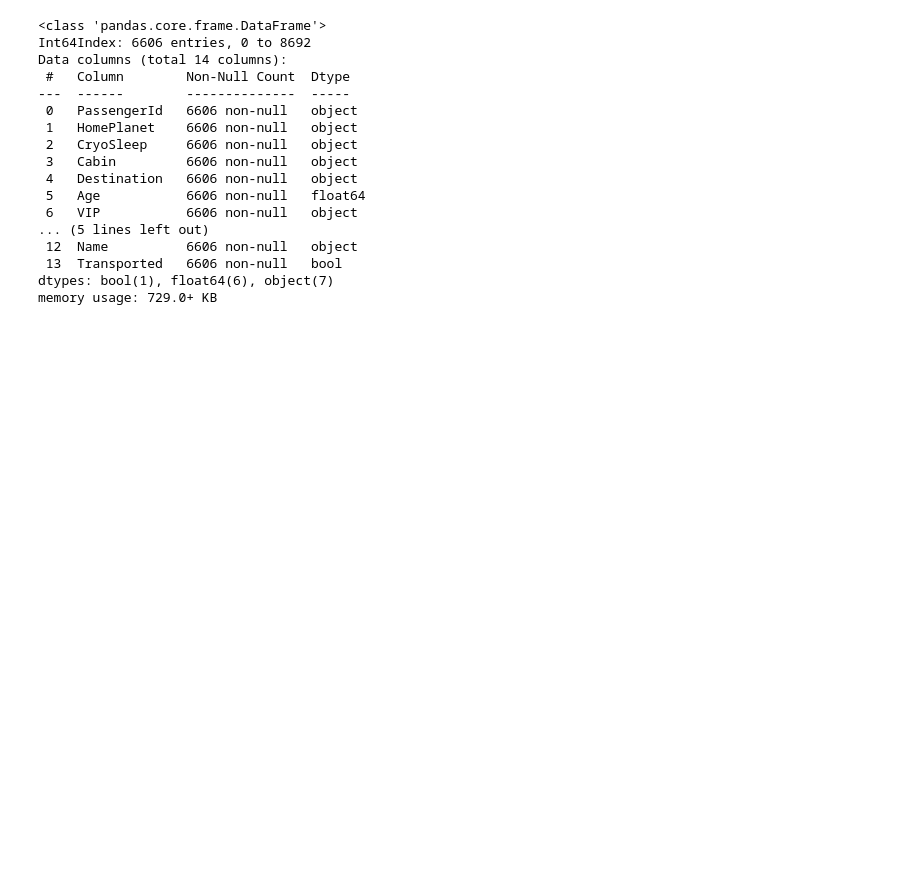
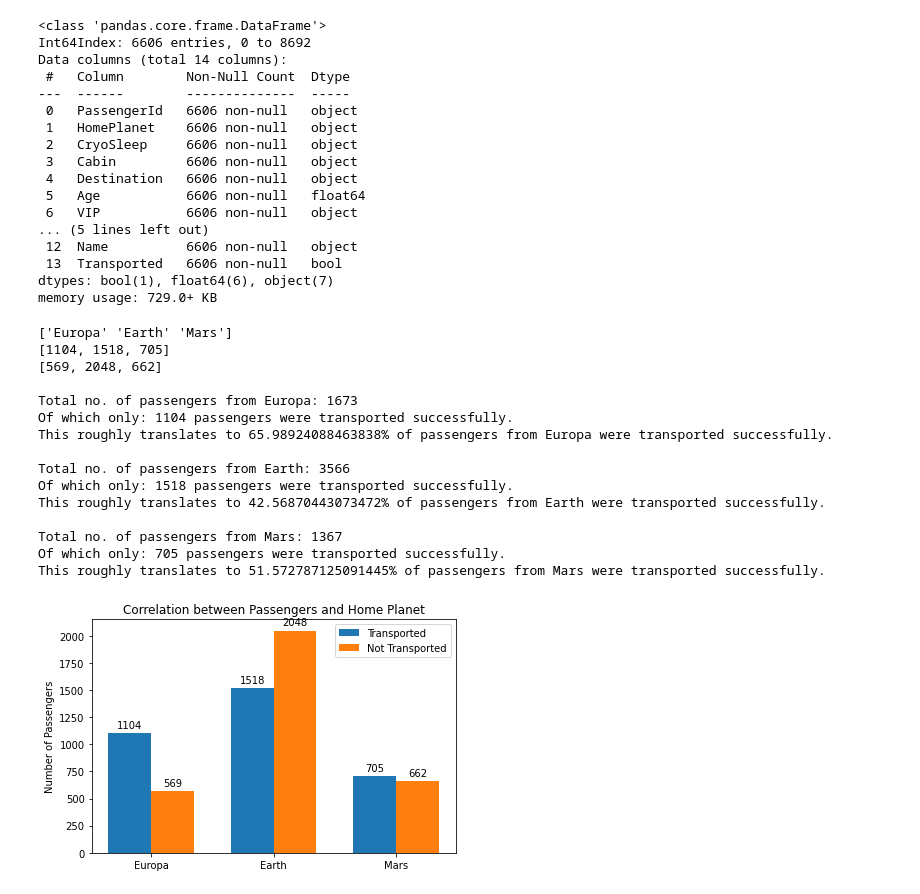
Before and after one commit to rkfd/kaggle, a Jupyter notebook: spaceship-titanic.ipynb, the cells around one changed output. Saved outputs shown, nothing was run; the diff lists cells and outputs as text; code cells hidden in the pictures; blank space fills up the shorter version.

```diff
--- a/spaceship-titanic.ipynb
+++ b/spaceship-titanic.ipynb
@@ -78,4 +78,73 @@ Data columns (total 14 columns):
  13  Transported   6606 non-null   bool
 dtypes: bool(1), float64(6), object(7)
 memory usage: 729.0+ KB
+# %%
+# correlation between passengers and home planet
+'''
+The goal here is to visualize and understand if the home planet has an effect on whether the passengers are transported or not.
+'''
+
+# list of all home planets
+x_labels = df_train['HomePlanet'].unique()
+print(x_labels)
+
+# list of count of passengers that are transported from every home planet
+europa_true = len(df_train[(df_train['HomePlanet'] == 'Europa') & (df_train['Transported'] == True)])
+earth_true = len(df_train[(df_train['HomePlanet'] == 'Earth') & (df_train['Transported'] == True)])
+mars_true = len(df_train[(df_train['HomePlanet'] == 'Mars') & (df_train['Transported'] == True)])
+t_true = [europa_true, earth_true, mars_true]
+print(t_true)
+
+# list of count of passengers that are not transported from every home planet
+europa_false = len(df_train[(df_train['HomePlanet'] == 'Europa') & (df_train['Transported'] == False)])
+earth_false = len(df_train[(df_train['HomePlanet'] == 'Earth') & (df_train['Transported'] == False)])
+mars_false = len(df_train[(df_train['HomePlanet'] == 'Mars') & (df_train['Transported'] == False)])
+t_false = [europa_false, earth_false, mars_false]
+print(t_false)
+
+# stats for the home planets
+print(f'\nTotal no. of passengers from Europa: {europa_true + europa_false} \nOf which only: {europa_true} passengers were transported successfully. \nThis roughly translates to {(europa_true / (europa_true + europa_false)) * 100}% of passengers from Europa were transported successfully.')
+
+print(f'\nTotal no. of passengers from Earth: {earth_true + earth_false} \nOf which only: {earth_true} passengers were transported successfully. \nThis roughly translates to {(earth_true / (earth_true + earth_false)) * 100}% of passengers from Earth were transported successfully.')
+
+print(f'\nTotal no. of passengers from Mars: {mars_true + mars_false} \nOf which only: {mars_true} passengers were transported successfully. \nThis roughly translates to {(mars_true / (mars_true + mars_false)) * 100}% of passengers from Mars were transported successfully.')
+
+print('\n\n')
+
+# plot
+x = np.arange(len(x_labels))
+width = 0.35
+
+fig, ax = plt.subplots()
+rects1 = ax.bar(x - width/2, t_true, width, label='Transported')
+rects2 = ax.bar(x + width/2, t_false, width, label='Not Transported')
+
+ax.set_ylabel('Number of Passengers')
+ax.set_title('Correlation between Passengers and Home Planet')
+ax.set_xticks(x, x_labels)
+ax.legend()
+
+ax.bar_label(rects1, padding=3)
+ax.bar_label(rects2, padding=3)
+
+fig.tight_layout()
+
+plt.show()
+# %% [output]
+['Europa' 'Earth' 'Mars']
+[1104, 1518, 705]
+[569, 2048, 662]
+
+Total no. of passengers from Europa: 1673
+Of which only: 1104 passengers were transported successfully.
+This roughly translates to 65.98924088463838% of passengers from Europa were transported successfully.
+
+Total no. of passengers from Earth: 3566
+Of which only: 1518 passengers were transported successfully.
+This roughly translates to 42.56870443073472% of passengers from Earth were transported successfully.
+
+Total no. of passengers from Mars: 1367
+Of which only: 705 passengers were transported successfully.
+This roughly translates to 51.572787125091445% of passengers from Mars were transported successfully.
+[figure, added]
 # %%
```
Also changed, not shown: parts of 2 cells of this notebook.
